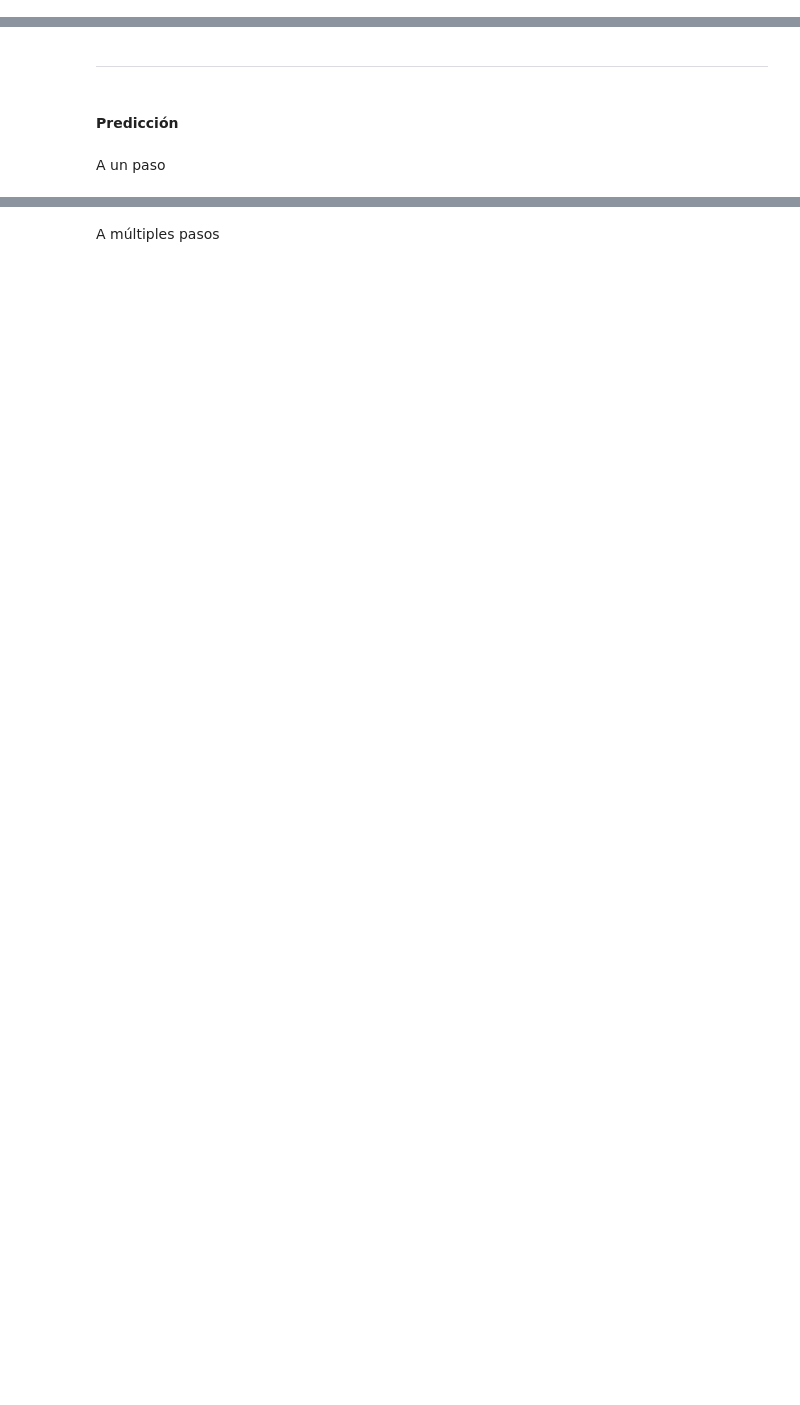
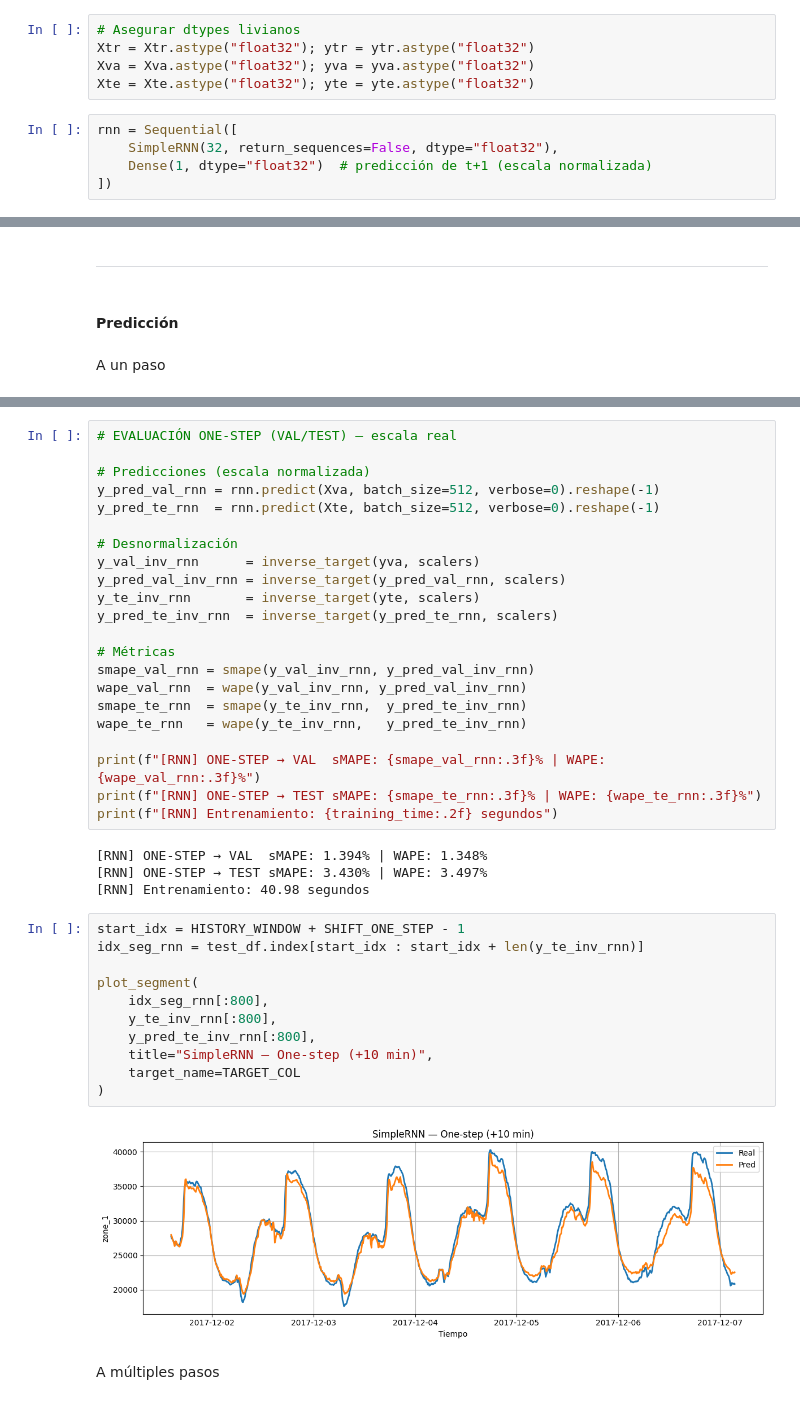
Before and after one commit to DCajiao/Time-series-forecast-of-energy-consumption-in-Tetouan-City, a Jupyter notebook: notebooks/04_RNN_modeling.ipynb, the cells around one changed output, grey strips where cells are left out. Cells and saved outputs as stored; diff of their text form; blank space fills up the shorter version.

```diff
--- a/notebooks/04_RNN_modeling.ipynb
+++ b/notebooks/04_RNN_modeling.ipynb
@@ -172,0 +203,10 @@ def compile_and_fit(model, window, patience=2, epochs=20):
+# %%
+# Asegurar dtypes livianos
+Xtr = Xtr.astype("float32"); ytr = ytr.astype("float32")
+Xva = Xva.astype("float32"); yva = yva.astype("float32")
+Xte = Xte.astype("float32"); yte = yte.astype("float32")
+# %%
+rnn = Sequential([
+    SimpleRNN(32, return_sequences=False, dtype="float32"),
+    Dense(1, dtype="float32")  # predicción de t+1 (escala normalizada)
+])
@@ -199,2 +274,41 @@ KeyboardInterrupt:
+# %%
+# EVALUACIÓN ONE-STEP (VAL/TEST) — escala real
+
+# Predicciones (escala normalizada)
+y_pred_val_rnn = rnn.predict(Xva, batch_size=512, verbose=0).reshape(-1)
+y_pred_te_rnn  = rnn.predict(Xte, batch_size=512, verbose=0).reshape(-1)
+
+# Desnormalización
+y_val_inv_rnn      = inverse_target(yva, scalers)
+y_pred_val_inv_rnn = inverse_target(y_pred_val_rnn, scalers)
+y_te_inv_rnn       = inverse_target(yte, scalers)
+y_pred_te_inv_rnn  = inverse_target(y_pred_te_rnn, scalers)
+
+# Métricas
+smape_val_rnn = smape(y_val_inv_rnn, y_pred_val_inv_rnn)
+wape_val_rnn  = wape(y_val_inv_rnn, y_pred_val_inv_rnn)
+smape_te_rnn  = smape(y_te_inv_rnn,  y_pred_te_inv_rnn)
+wape_te_rnn   = wape(y_te_inv_rnn,   y_pred_te_inv_rnn)
+
+print(f"[RNN] ONE-STEP → VAL  sMAPE: {smape_val_rnn:.3f}% | WAPE: {wape_val_rnn:.3f}%")
+print(f"[RNN] ONE-STEP → TEST sMAPE: {smape_te_rnn:.3f}% | WAPE: {wape_te_rnn:.3f}%")
+print(f"[RNN] Entrenamiento: {training_time:.2f} segundos")
+# %% [output]
+[RNN] ONE-STEP → VAL  sMAPE: 1.394% | WAPE: 1.348%
+[RNN] ONE-STEP → TEST sMAPE: 3.430% | WAPE: 3.497%
+[RNN] Entrenamiento: 40.98 segundos
+# %%
+start_idx = HISTORY_WINDOW + SHIFT_ONE_STEP - 1
+idx_seg_rnn = test_df.index[start_idx : start_idx + len(y_te_inv_rnn)]
+
+plot_segment(
+    idx_seg_rnn[:800],
+    y_te_inv_rnn[:800],
+    y_pred_te_inv_rnn[:800],
+    title="SimpleRNN — One-step (+10 min)",
+    target_name=TARGET_COL
+)
+# %% [output]
+[figure, added]
 # %% [markdown]
 A múltiples pasos
```
Also changed, not shown: parts of 22 cells of this notebook.
